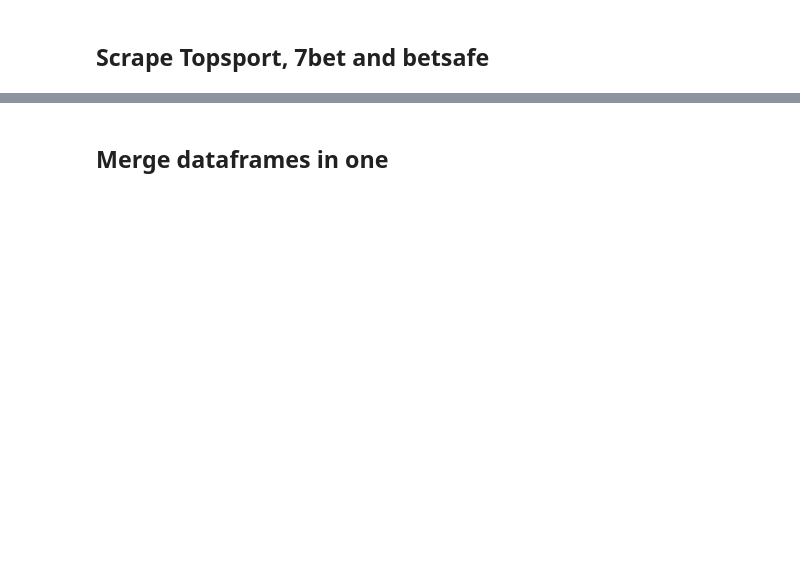
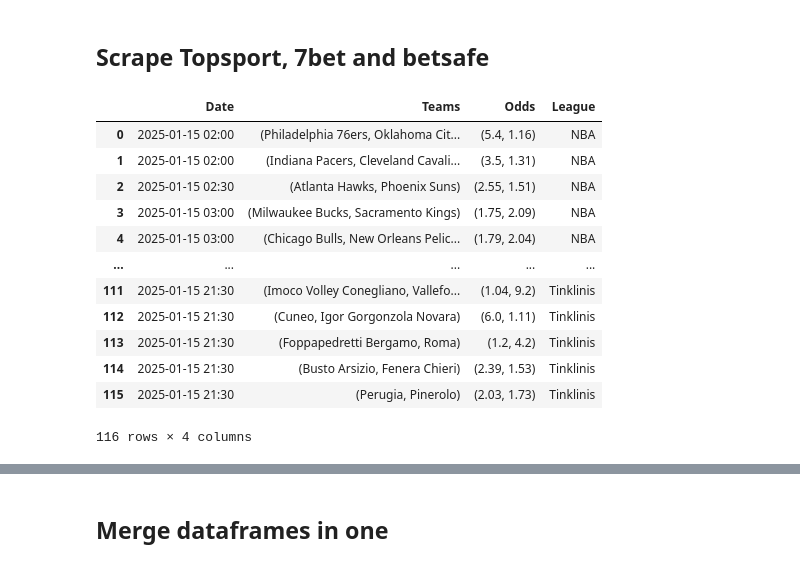
Before and after one commit to Emre905/betting-analysis, a Jupyter notebook: bet analysis.ipynb, the cells around one changed output, grey strips where cells are left out. Cells and saved outputs as stored; diff of their text form; code cells hidden in the pictures; blank space fills up the shorter version.

```diff
--- a/bet analysis.ipynb
+++ b/bet analysis.ipynb
@@ -87,33 +86,47 @@ def scrape_topsport(url):
                 odd2 = float(odds[1].text)
                 odd3 = float(odds[2].text)
 
                 if team1 == "Yes" or team2 == "Yes": # Skip extra bets with "yes" "no" options
                     continue
 
                 matches_topsport.append((date, (team1, "Draw" ,team2), (odd1, odd2, odd3)))
         except:
             continue
 
     return matches_topsport
 
 all_matches = []
 
 # Log the start of scraping
 logging.info("Started scraping topsport")
 
 for i, league_name in enumerate(league_names_topsport):
     matches = scrape_topsport(url_list_topsport[i])
     all_matches.extend([(date, teams, odds, league_name) for date, teams, odds in matches])
 
     # Log the number of matches scraped
     if matches:
         logging.info(f"Scraped {len(matches)} {league_name} matches")
     else:
         logging.warning(f"No matches found in {league_name}")
 
 # Create a single DataFrame
 df_topsport = pd.DataFrame(all_matches, columns=["Date", "Teams", "Odds", "League"])
 
-# df_topsport
+df_topsport
+# %% [output]
+|  | Date | Teams | Odds | League |
+| 0 | 2025-01-15 02:00 | (Philadelphia 76ers, Oklahoma Cit... | (5.4, 1.16) | NBA |
+| 1 | 2025-01-15 02:00 | (Indiana Pacers, Cleveland Cavali... | (3.5, 1.31) | NBA |
+| 2 | 2025-01-15 02:30 | (Atlanta Hawks, Phoenix Suns) | (2.55, 1.51) | NBA |
+| 3 | 2025-01-15 03:00 | (Milwaukee Bucks, Sacramento Kings) | (1.75, 2.09) | NBA |
+| 4 | 2025-01-15 03:00 | (Chicago Bulls, New Orleans Pelic... | (1.79, 2.04) | NBA |
+| ... | ... | ... | ... | ... |
+| 111 | 2025-01-15 21:30 | (Imoco Volley Conegliano, Vallefo... | (1.04, 9.2) | Tinklinis |
+| 112 | 2025-01-15 21:30 | (Cuneo, Igor Gorgonzola Novara) | (6.0, 1.11) | Tinklinis |
+| 113 | 2025-01-15 21:30 | (Foppapedretti Bergamo, Roma) | (1.2, 4.2) | Tinklinis |
+| 114 | 2025-01-15 21:30 | (Busto Arsizio, Fenera Chieri) | (2.39, 1.53) | Tinklinis |
+| 115 | 2025-01-15 21:30 | (Perugia, Pinerolo) | (2.03, 1.73) | Tinklinis |
+116 rows × 4 columns
 # %%
 # Each url is url_body + (league_code)
```
Also changed, not shown: parts of 8 cells of this notebook, 2 other files.
